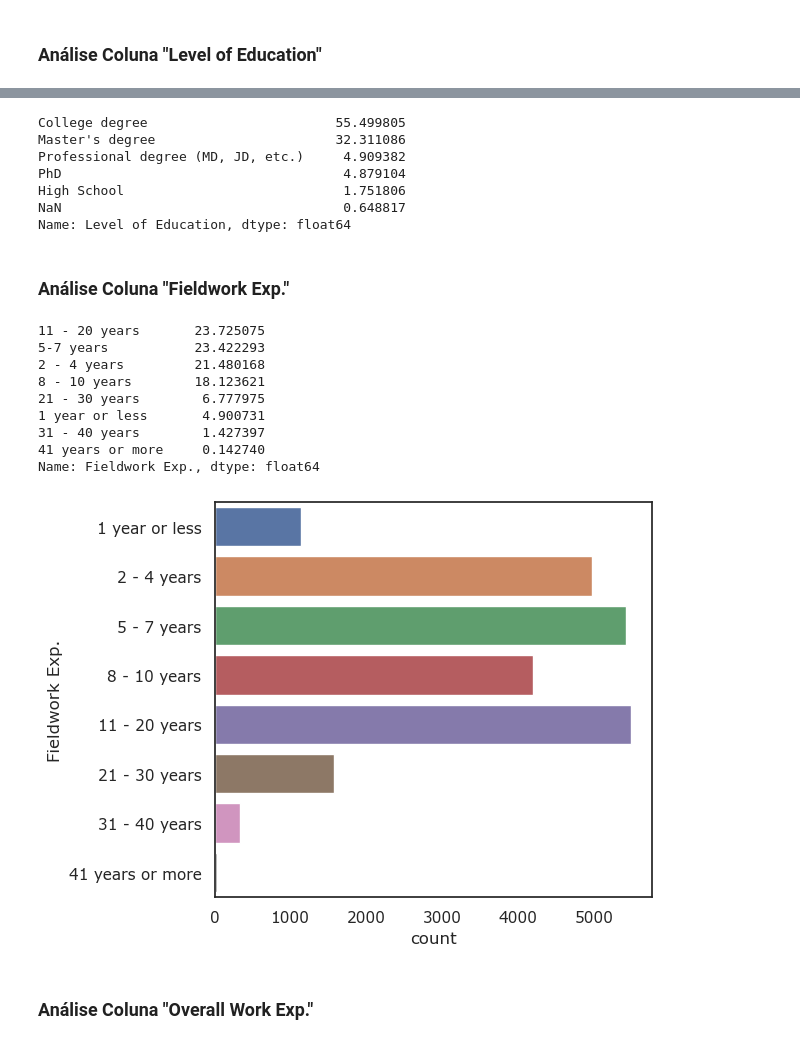
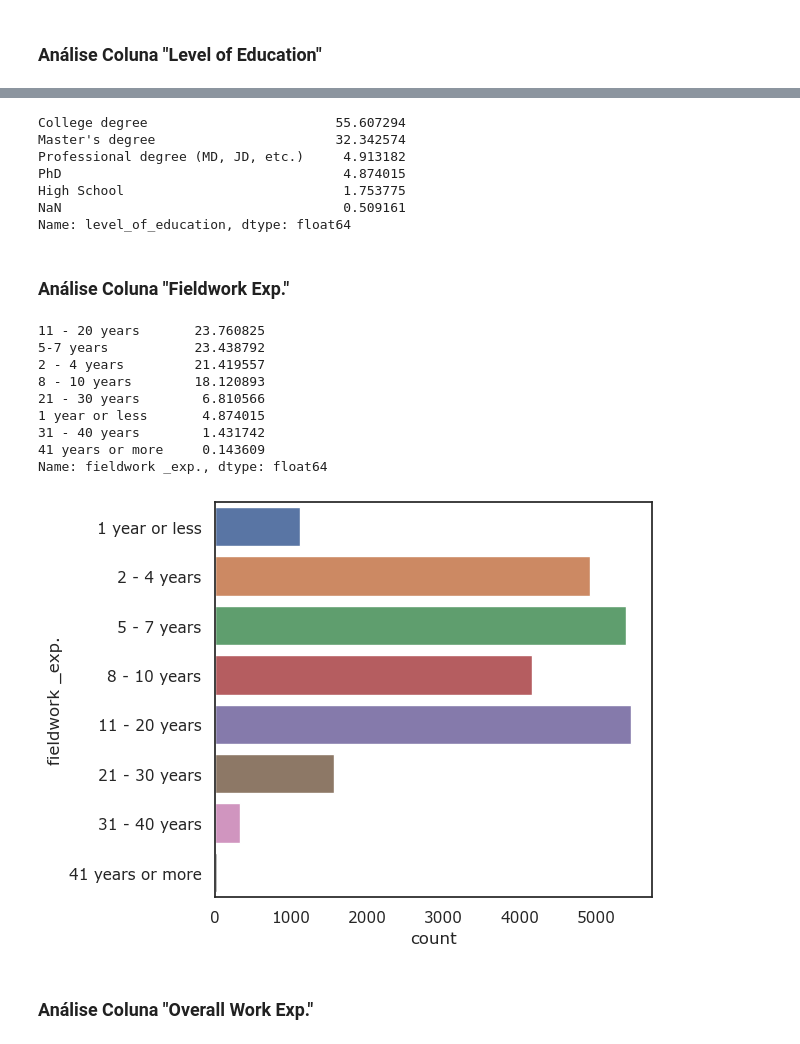
Before and after one commit to raphaellaranjeiras/PROJECT-1__Salary-Survey, a Jupyter notebook: Projeto_1.ipynb, the cells around one changed output, grey strips where cells are left out. Cells and saved outputs as stored; diff of their text form; code cells hidden in the pictures.

```diff
--- a/Projeto_1.ipynb
+++ b/Projeto_1.ipynb
@@ -222,15 +234,0 @@ Name: Race, dtype: int64
-# %%
-#Com o objetivo de eliminar a redundância, ambiguidade e a cardinalidade, removeremos algumas categorias acima. Essas possuem pequeno volume,
-#não gerando um impacto significativo.
-
-df = df.loc[(df['Race'] != 'Black or African American, Native American or Alaska Native') & (df['Race'] !=
-    'Asian or Asian American, Native American or Alaska Native') & (df['Race'] !=
-    'Black or African American, Middle Eastern or Northern African') & (df['Race'] !=
-    'Hispanic, Latino, or Spanish origin, Middle Eastern or Northern African') & (df['Race'] !=
-    'Black or African American, Middle Eastern or Northern African, Native American or Alaska Native') & (df['Race'] !=
-    'Black or African American, Another option not listed here or prefer not to answer') & (df['Race'] !=
-    'Middle Eastern or Northern African, Native American or Alaska Native') & (df['Race'] !=
-    'Middle Eastern or Northern African, Another option not listed here or prefer not to answer') & (df['Race'] !=
-    'Asian or Asian American, Another option not listed here or prefer not to answer'), :]
-
-df['Race'].value_counts(normalize=True).mul(100)
@@ -246 +235,7 @@ Name: Race, dtype: float64
+# %%
+#Com o objetivo de eliminar a redundância, ambiguidade e a cardinalidade, removeremos algumas categorias acima. Essas possuem pequeno volume,
+#não gerando um impacto significativo.
+
+df = df.loc[df['race'].isin(['White', 'Asian or Asian American', 'Hispanic, Latino, or Spanish origin', 'Black or African American',
+            'Another option not listed here or prefer not to answer', 'Middle Eastern or Northern African', 'Native American or Alaska Native']), :]
 # %%
@@ -264,4 +259,4 @@ Name: Level of Education, dtype: float64
 # %%
-df['Level of Education'] = df['Level of Education'].str.replace('Some college', 'College degree')
-df['Level of Education'].value_counts()
+df['level_of_education'] = df['level_of_education'].str.replace('Some college', 'College degree')
+df['level_of_education'].value_counts()
 # %% [output]
@@ -274,39 +269,39 @@ Name: Level of Education, dtype: int64
 # %%
-df['Level of Education'] = pd.Categorical(df['Level of Education'], categories= ['High School',
+df['level_of_education'] = pd.Categorical(df['level_of_education'], categories= ['High School',
                             'Professional degree (MD, JD, etc.)', 'College degree', "Master's degree", 'PhD'])
 # %%
-df['Level of Education'].value_counts(dropna=False, normalize=True).mul(100)
+df['level_of_education'].value_counts(dropna=False, normalize=True).mul(100)
 # %% [output]
-College degree                        55.499805
-Master's degree                       32.311086
-Professional degree (MD, JD, etc.)     4.909382
-PhD                                    4.879104
-High School                            1.751806
-NaN                                    0.648817
-Name: Level of Education, dtype: float64
+College degree                        55.607294
+Master's degree                       32.342574
+Professional degree (MD, JD, etc.)     4.913182
+PhD                                    4.874015
+High School                            1.753775
+NaN                                    0.509161
+Name: level_of_education, dtype: float64
 # %% [markdown]
 ### Análise Coluna "Fieldwork Exp."
 # %%
-df['Fieldwork Exp.'].value_counts(dropna=False, normalize=True).mul(100)
+df['fieldwork _exp.'].value_counts(dropna=False, normalize=True).mul(100)
 # %% [output]
-11 - 20 years       23.725075
-5-7 years           23.422293
-2 - 4 years         21.480168
-8 - 10 years        18.123621
-21 - 30 years        6.777975
-1 year or less       4.900731
-31 - 40 years        1.427397
-41 years or more     0.142740
-Name: Fieldwork Exp., dtype: float64
+11 - 20 years       23.760825
+5-7 years           23.438792
+2 - 4 years         21.419557
+8 - 10 years        18.120893
+21 - 30 years        6.810566
+1 year or less       4.874015
+31 - 40 years        1.431742
+41 years or more     0.143609
+Name: fieldwork _exp., dtype: float64
 # %%
-df['Fieldwork Exp.'] = df['Fieldwork Exp.'].str.replace('5-7 years', '5 - 7 years')
-df['Fieldwork Exp.'] = pd.Categorical(df['Fieldwork Exp.'], categories = ['1 year or less','2 - 4 years','5 - 7 years',
+df['fieldwork _exp.'] = df['fieldwork _exp.'].str.replace('5-7 years', '5 - 7 years')
+df['fieldwork _exp.'] = pd.Categorical(df['fieldwork _exp.'], categories = ['1 year or less','2 - 4 years','5 - 7 years',
                                         '8 - 10 years', '11 - 20 years', '21 - 30 years', '31 - 40 years', '41 years or more'])
 
-sns.countplot(y= df['Fieldwork Exp.'])
+sns.countplot(y= df['fieldwork _exp.'])
 plt.tight_layout()
 # %% [output]
-[figure, old version]
+[figure, new version]
 # %% [markdown]
 ### Análise Coluna "Overall Work Exp."
 # %%
```
Also changed, not shown: parts of 152 cells of this notebook, 3 other files.
